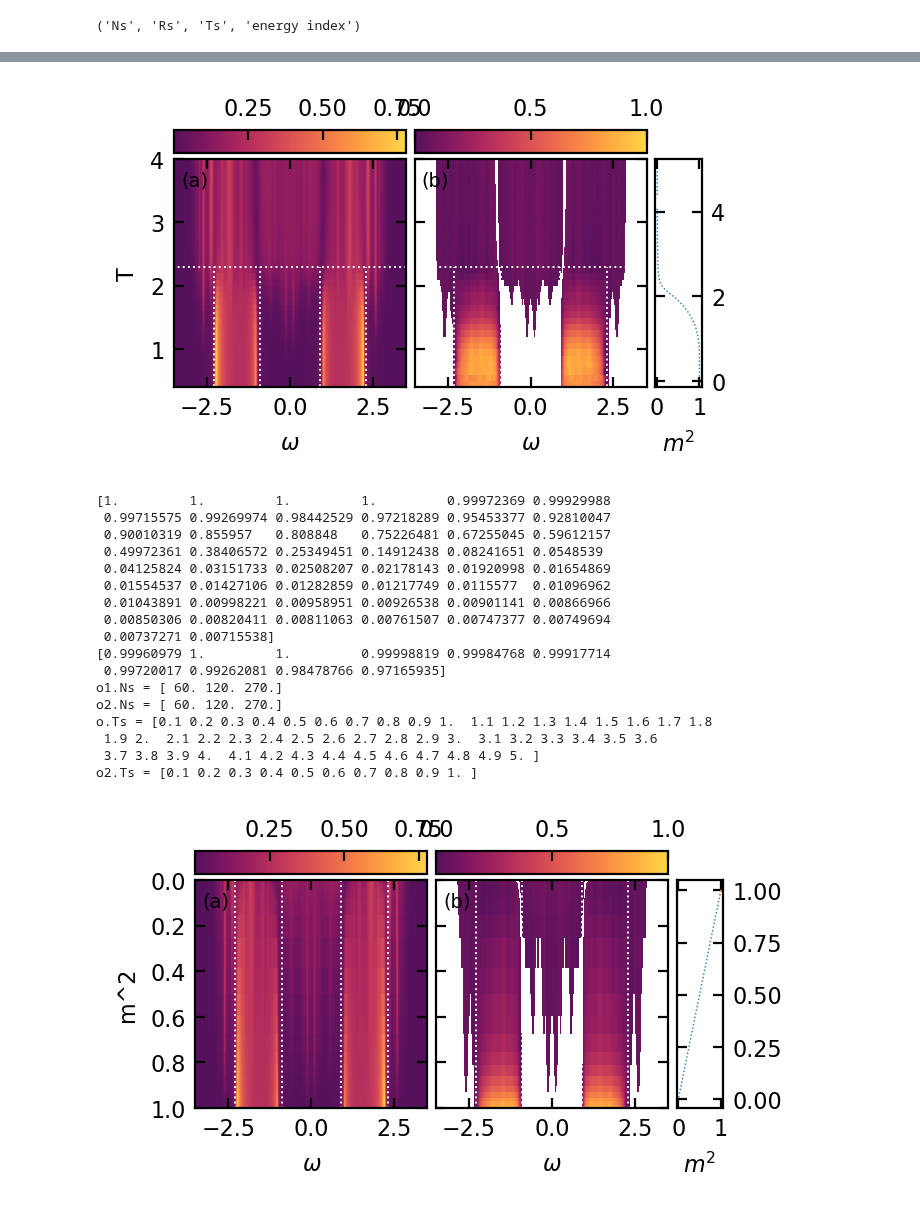
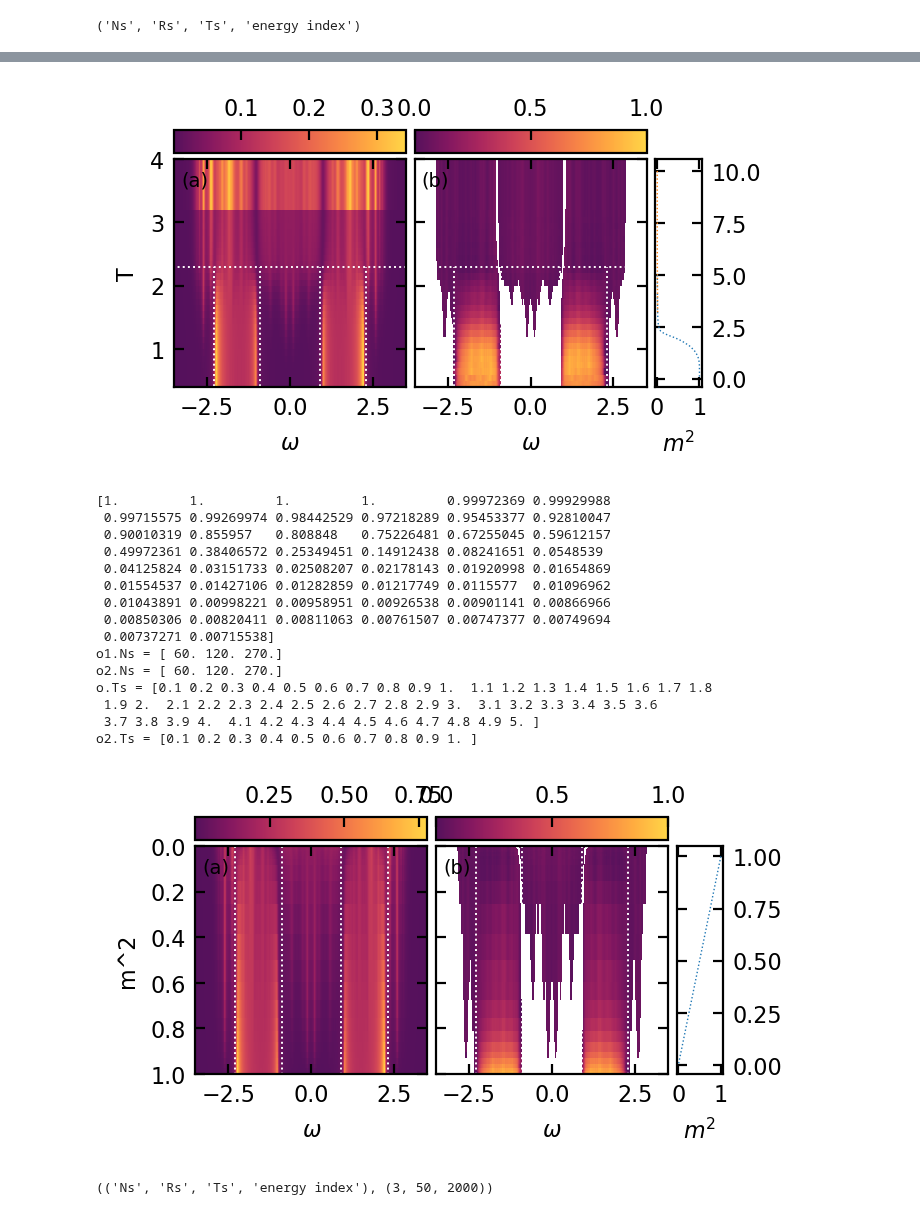
Before and after one commit to TomHodson/FKMC, a Jupyter notebook: notebooks/short_paper_figure_code/process_gap_opening_updated.ipynb, the cells around one changed output, grey strips where cells are left out. Drawn from its saved outputs; the diff is of its cells as text; code cells hidden in the pictures.

```diff
--- a/notebooks/short_paper_figure_code/process_gap_opening_updated.ipynb
+++ b/notebooks/short_paper_figure_code/process_gap_opening_updated.ipynb
@@ -154,0 +171,8 @@ ValueError: max() arg is an empty sequence
+# %%
+%%time
+functions = [
+    mean_over_MCMC('Mf_moments', N_error_bins = 10),
+    IPRandDOS(),
+]
+oU5 = incremental_load(folder = '~/HPC_data/gap_open', functions = functions, force_reload = False)
+print(oU5.parameters)
@@ -231,6 +285,8 @@ if len(o1.IPR.shape) == 4:
 
 for o in [
     o1,
+    olog,
+    oU5,
         ]:
     if len(o.IPR.shape) == 4:
         interpolate_IPR(o.E_bins, unsmoothed_DOS=o.DOS, IPR=o.IPR, dIPR=o.dIPR)
@@ -251,8 +307,8 @@ for o in [
 with open('/home/tch14/HPC_data/pickled_data/gap_opening.pickle', 'wb') as file:
     pickle.dump(o1, file)
 
-#with open('/home/tch14/HPC_data/pickled_data/gap_opening_low_temp.pickle', 'wb') as file:
-#    pickle.dump(o2, file)
+with open('/home/tch14/HPC_data/pickled_data/gap_opening_high_temp_log.pickle', 'wb') as file:
+    pickle.dump(olog, file)
 
 print('Done!!')
 # %% [output]
@@ -265,10 +323,10 @@ o1.hints.IPR
 ('Ns', 'Rs', 'Ts', 'energy index')
 # %%
 from itertools import count
-o = o1
+o = oU5
 
 N = 3
-T_is = np.arange(5)
+T_is = np.arange(len(o.Ts))[:10]
 
 f, rows = plt.subplots(len(T_is),3, sharex = 'all',
                        #sharey = 'col',
@@ -312,13 +367,11 @@ with open('/home/tch14/HPC_data/pickled_data/gap_opening.pickle', 'rb') as file:
 #with open('/home/tch14/HPC_data/pickled_data/gap_opening_low_temp.pickle', 'rb') as file:
 #    o2 = pickle.load(file)
 
-#with open('/home/tch14/HPC_data/pickled_data/gap_opening_low_temp2.pickle', 'rb') as file:
-#    o3 = pickle.load(file)
+with open('/home/tch14/HPC_data/pickled_data/gap_opening_high_temp_log.pickle', 'rb') as file:
+    olog = pickle.load(file)
 
 os = [
     o1,
-    #o2,
-    #o3,
 ]
 
 from FKMC.general import smooth
@@ -355,34 +408,34 @@ ax = axes[1]
 norm = mpl.colors.Normalize(vmin=0, vmax=1)
 
 for o in os:
     pcol = ax.pcolormesh(o.E_bins, o.Ts, np.where(o.DOS[-1] > 0.07, -o.m, np.NaN), norm = norm, cmap= custom_cmap, linewidth=0, rasterized = True)
 
 f.colorbar(pcol, cax = caxes[1], orientation="horizontal")
 ax.set(xlabel = '$\omega$', )
 
 for a in axes[:2]:
     a.tick_params(direction = "in")
     a.set(ylim = (0,4), xlim = (-3.5,3.5))
 
 axes[1].tick_params(labelleft = False)
 axes[-1].tick_params(labelleft = False, labelright = True)
 
 for cax in caxes: cax.tick_params(bottom = False, top = True, labelbottom = False, labeltop = True)
 
 for label, ax in zip(["(a)","(b)"], axes):
     ax.text(0.03, 0.95, label, transform=ax.transAxes,
             fontsize=7, fontweight='normal', va='top', color = 'black')
 
 Tc = 2.3
 for ax in axes[:2]:
     ax.hlines(y = Tc, xmin = -4, xmax = 4, linewidth = 0.7, linestyle = 'dotted', color = 'white')
     ax.vlines(x = [-2.3, -0.9, 0.9, 2.3], ymin = 0, ymax = Tc, linewidth = 0.7, linestyle = 'dotted', color = 'white')
     ax.set(ylim = (0.4,4))
 
 f.subplots_adjust()
 f.set_size_inches(width,height)
 # %% [output]
-[figure, old version]
+[figure, new version]
 # %%
 import pickle
 
@@ -474,8 +527,6 @@ f.set_size_inches(width,height)
  0.01043891 0.00998221 0.00958951 0.00926538 0.00901141 0.00866966
  0.00850306 0.00820411 0.00811063 0.00761507 0.00747377 0.00749694
  0.00737271 0.00715538]
-[0.99960979 1.         1.         0.99998819 0.99984768 0.99917714
- 0.99720017 0.99262081 0.98478766 0.97165935]
 o1.Ns = [ 60. 120. 270.]
 o2.Ns = [ 60. 120. 270.]
 o.Ts = [0.1 0.2 0.3 0.4 0.5 0.6 0.7 0.8 0.9 1.  1.1 1.2 1.3 1.4 1.5 1.6 1.7 1.8
@@ -485,5 +536,7 @@ o2.Ts = [0.1 0.2 0.3 0.4 0.5 0.6 0.7 0.8 0.9 1. ]
 [figure]
 # %%
 o.hints.IPR, o.IPR.shape
+# %% [output]
+(('Ns', 'Rs', 'Ts', 'energy index'), (3, 50, 2000))
 # %%
 np.random.randint(1,3)
```
Also changed, not shown: parts of 8 cells of this notebook.
